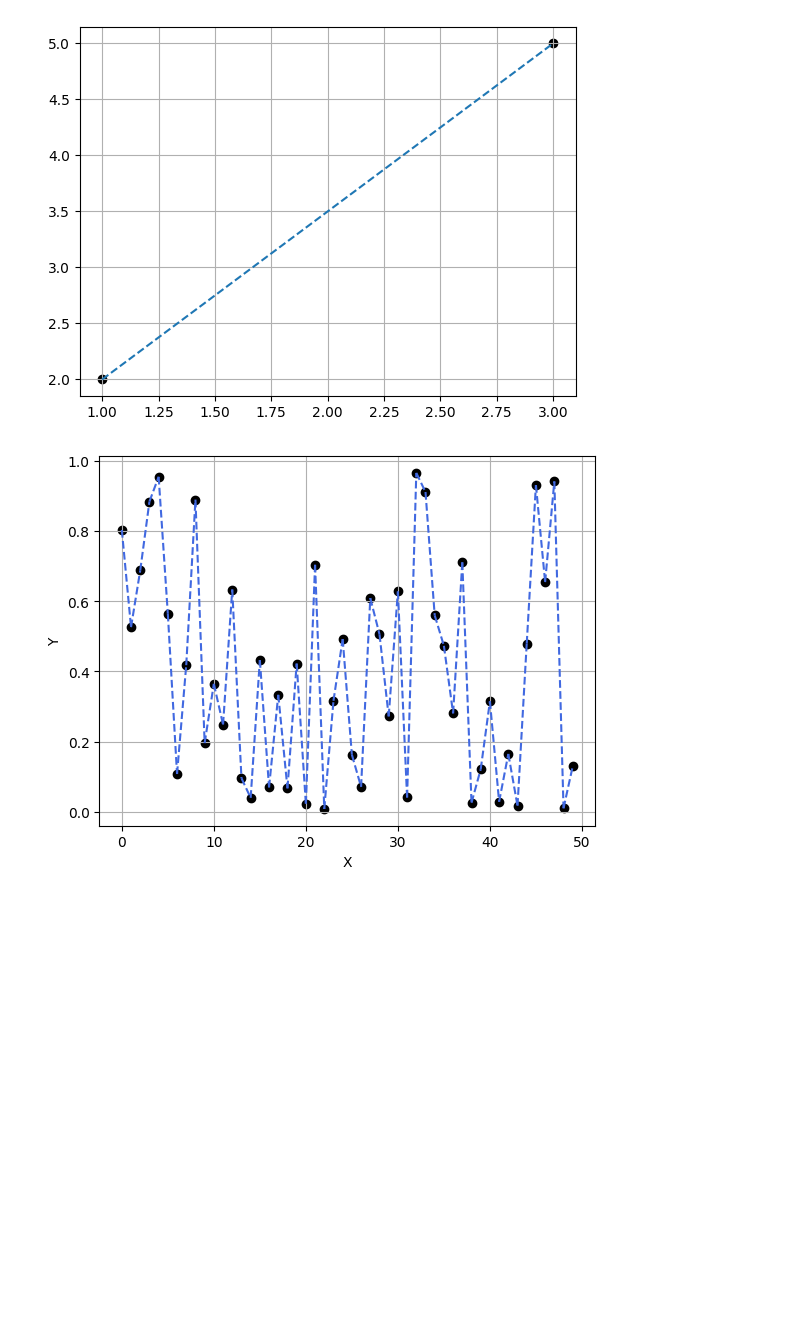
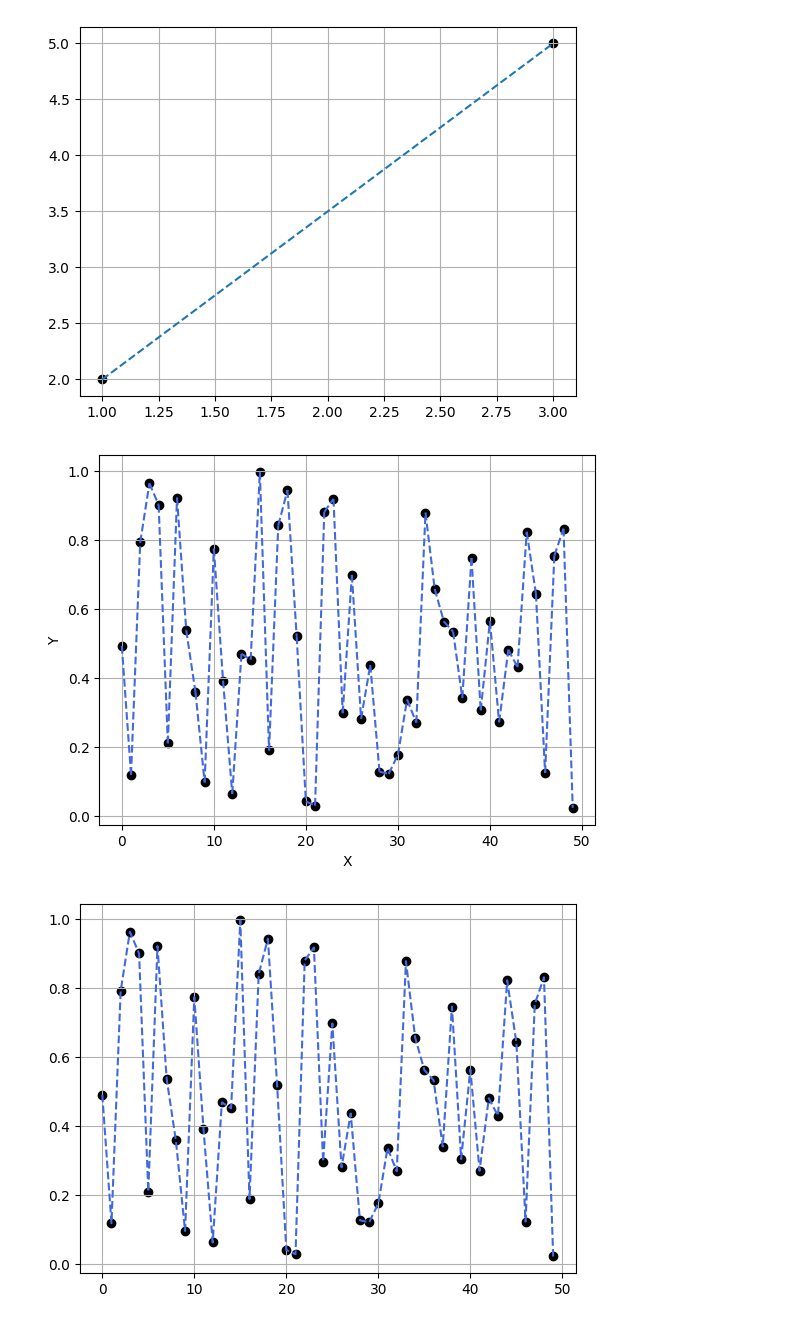
Before and after one commit to hernansalinas/CursoMetodosComputacionales, a Jupyter notebook: Students/Mendoza_373/Interpolación.ipynb, the cells around one changed output. Saved outputs shown, nothing was run; the diff lists cells and outputs as text; code cells hidden in the pictures; blank space fills up the shorter version.

```diff
--- a/Students/Mendoza_373/Interpolación.ipynb
+++ b/Students/Mendoza_373/Interpolación.ipynb
@@ -62,7 +62,14 @@ def interpolacion_lineal(X,Y):
 # %%
 X = np.arange(0,50,1)
 Y = np.random.rand(50,1)
 
 interpolacion_lineal(X,Y)
+
+plineal = sc.interpolate.interp1d(X,X)
+plt.plot(X,plineal(Y),color="royalblue",linestyle="--")
+plt.scatter(X,Y,color="black")
+plt.grid()
+plt.show()
 # %% [output]
-[figure, old version]
+[figure, new version]
+[figure, added]
```
Also changed, not shown: 4 other files.
